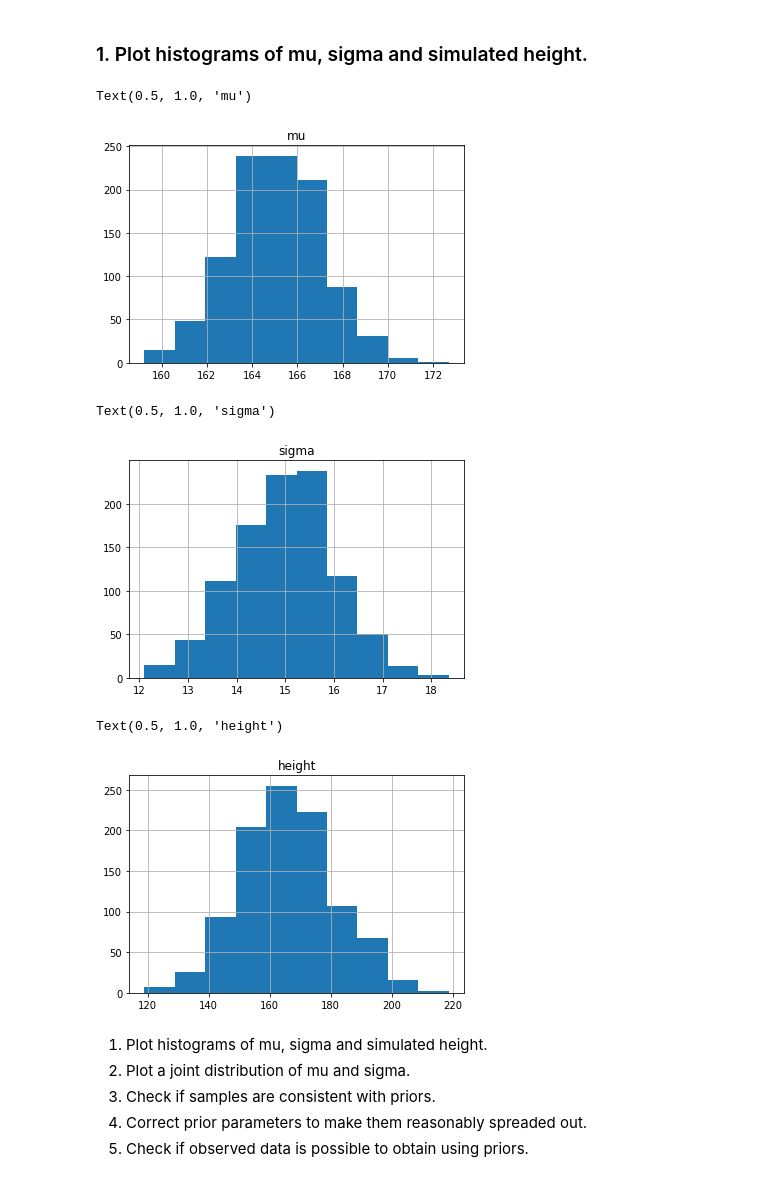
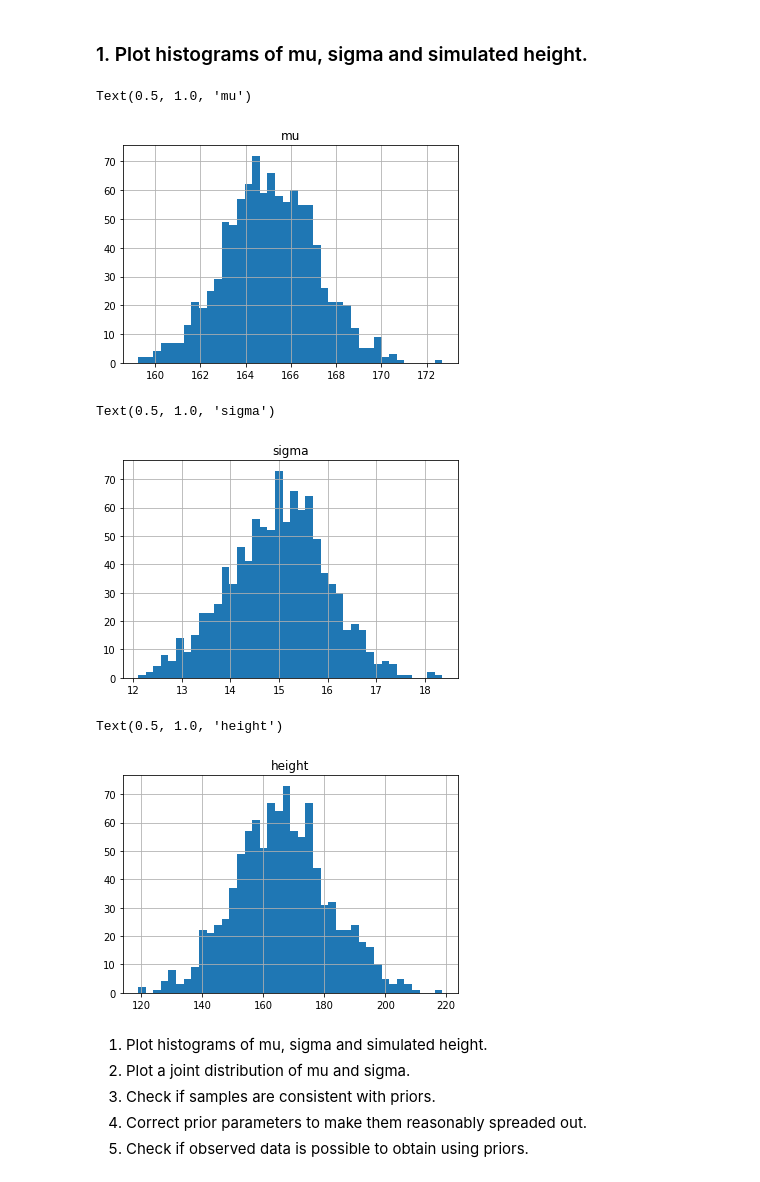
Before and after one commit to MARIAMJESTEM/DataAnalytics2023, a Jupyter notebook: lab4/lab4.ipynb, the cells around one changed output. Saved outputs shown, nothing was run; the diff lists cells and outputs as text; code cells hidden in the pictures.

```diff
--- a/lab4/lab4.ipynb
+++ b/lab4/lab4.ipynb
@@ -83,23 +83,23 @@ df
 # %% [markdown]
 ### 1. Plot histograms of mu, sigma and simulated height.
 # %%
-df['mi'].hist()
+df['mi'].hist(bins=40)
 plt.title('mu')
 # %% [output]
 Text(0.5, 1.0, 'mu')
-[figure, old version]
+[figure, new version]
 # %%
-df['sigma'].hist()
+df['sigma'].hist(bins=40)
 plt.title('sigma')
 # %% [output]
 Text(0.5, 1.0, 'sigma')
-[figure, old version]
+[figure, new version]
 # %%
-df['height'].hist()
+df['height'].hist(bins=40)
 plt.title('height')
 # %% [output]
 Text(0.5, 1.0, 'height')
-[figure, old version]
+[figure, new version]
 # %% [markdown]
 
 
```
Also changed, not shown: parts of 25 cells of this notebook, 9 other files.
